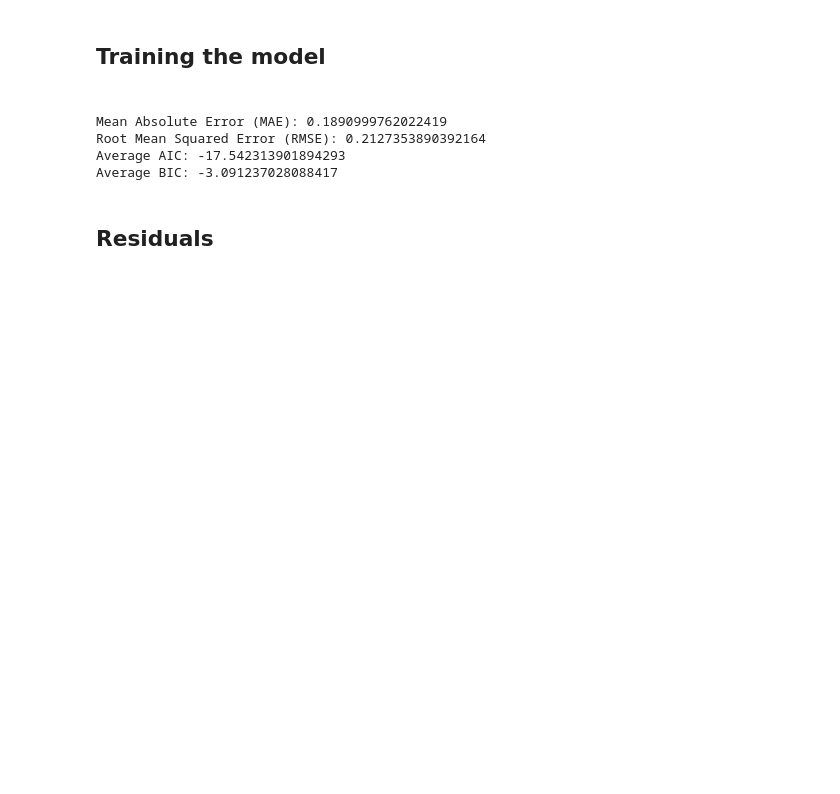
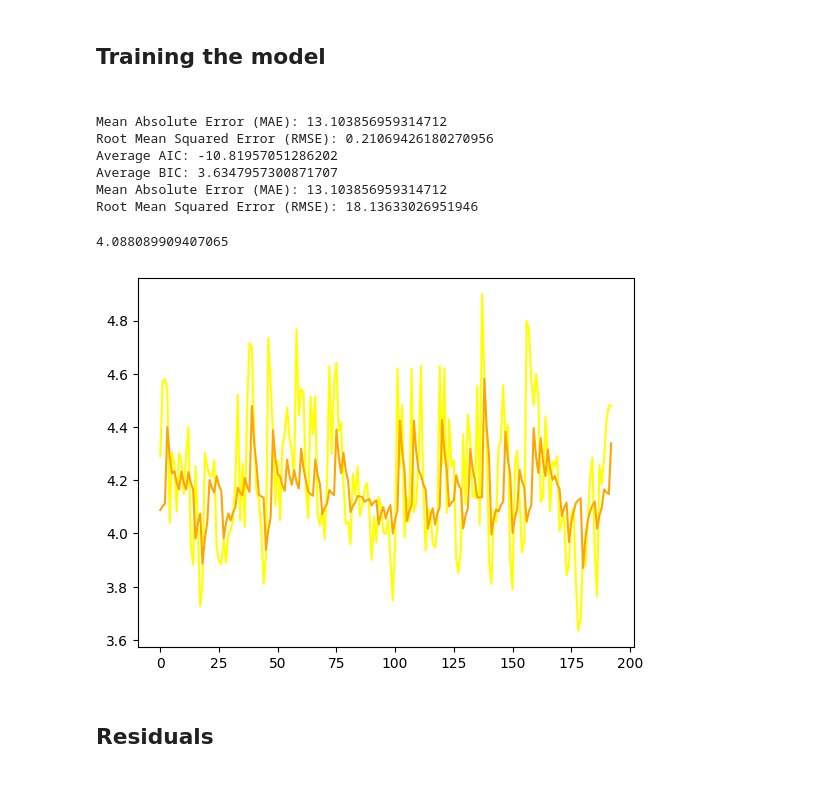
Before and after one commit to perviz822/AQI-predictor, a Jupyter notebook: training_pipeline.ipynb, the cells around one changed output. Saved outputs shown, nothing was run; the diff lists cells and outputs as text; code cells hidden in the pictures; blank space fills up the shorter version.

```diff
--- a/preprocess.ipynb
+++ b/training_pipeline.ipynb
@@ -195,7 +200,7 @@ bic_values = []
 
 for i in range(0, len(aqi_daily_test), 3):
     # Fit the model with the training data
-    model = ARIMA(train_data, order=(1, 1, 1))
+    model = ARIMA(train_data, order=(1, 0, 0))
     model_fit = model.fit()
 
     forecast = model_fit.forecast(steps=3)
@@ -223,15 +228,41 @@ mean_aic = np.mean(aic_values)
 mean_bic = np.mean(bic_values)
 
 # Print the results
-print(f'Mean Absolute Error (MAE): {np.mean(np.abs(np.array(predictions) - np.array(actual_values[:len(predictions)])))}')
+print(f'Mean Absolute Error (MAE): {np.mean(np.abs(np.array(np.exp(predictions)) - np.array(np.exp(actual_values)[:len(predictions)])))}')
 print(f'Root Mean Squared Error (RMSE): {mean_rmse}')
 print(f'Average AIC: {mean_aic}')
 print(f'Average BIC: {mean_bic}')
+
+
+
+
+predictions_original = np.exp(np.array(predictions)) - 1
+actual_values_original = np.exp(np.array(actual_values)) - 1
+
+# Calculate MAE in original scale
+mae = np.mean(np.abs(predictions_original - actual_values_original))
+
+# Calculate RMSE in original scale
+rmse_original = np.sqrt(np.mean((predictions_original - actual_values_original) ** 2))
+
+# Print the results
+print(f'Mean Absolute Error (MAE): {mae}')
+print(f'Root Mean Squared Error (RMSE): {rmse_original}')
 # %% [output]
-Mean Absolute Error (MAE): 0.1890999762022419
-Root Mean Squared Error (RMSE): 0.2127353890392164
-Average AIC: -17.542313901894293
-Average BIC: -3.091237028088417
+Mean Absolute Error (MAE): 13.103856959314712
+Root Mean Squared Error (RMSE): 0.21069426180270956
+Average AIC: -10.81957051286202
+Average BIC: 3.6347957300871707
+Mean Absolute Error (MAE): 13.103856959314712
+Root Mean Squared Error (RMSE): 18.13633026951946
+# %%
+plt.plot(actual_values,color='yellow')
+plt.plot(predictions,color='orange')
+
+print(predictions[0])
+# %% [output]
+4.088089909407065
+[figure, added]
 # %% [markdown]
 <h2> Residuals <h2>
 # %%
```
Also changed, not shown: parts of 11 cells of this notebook, 2 other files.
